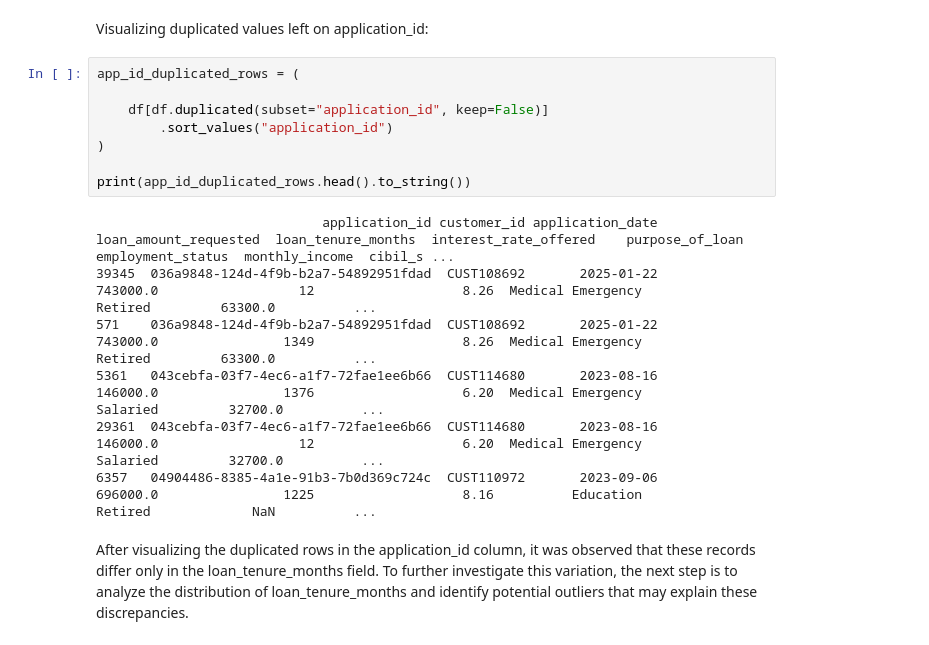
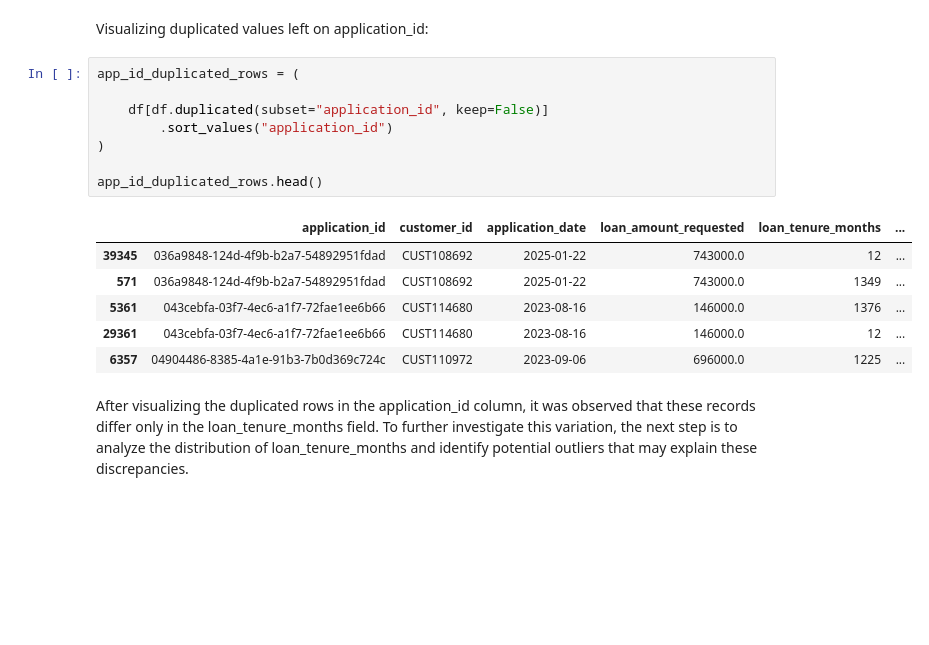
Before and after one commit to raquelmteo/FEP-EDA, a Jupyter notebook: exploratory-data-analysis.ipynb, the cells around one changed output. Cells and saved outputs as stored; diff of their text form; blank space fills up the shorter version.

```diff
--- a/exploratory-data-analysis.ipynb
+++ b/exploratory-data-analysis.ipynb
@@ -246,18 +246,18 @@ Visualizing duplicated values left on application_id:
 # %%
 app_id_duplicated_rows = (
 
     df[df.duplicated(subset="application_id", keep=False)]
         .sort_values("application_id")
 )
 
-print(app_id_duplicated_rows.head().to_string())
+app_id_duplicated_rows.head()
 # %% [output]
-                             application_id customer_id application_date  loan_amount_requested  loan_tenure_months  interest_rate_offered    purpose_of_loan employment_status  monthly_income  cibil_s ...
-39345  036a9848-124d-4f9b-b2a7-54892951fdad  CUST108692       2025-01-22               743000.0                  12                   8.26  Medical Emergency           Retired         63300.0          ...
-571    036a9848-124d-4f9b-b2a7-54892951fdad  CUST108692       2025-01-22               743000.0                1349                   8.26  Medical Emergency           Retired         63300.0          ...
-5361   043cebfa-03f7-4ec6-a1f7-72fae1ee6b66  CUST114680       2023-08-16               146000.0                1376                   6.20  Medical Emergency          Salaried         32700.0          ...
-29361  043cebfa-03f7-4ec6-a1f7-72fae1ee6b66  CUST114680       2023-08-16               146000.0                  12                   6.20  Medical Emergency          Salaried         32700.0          ...
-6357   04904486-8385-4a1e-91b3-7b0d369c724c  CUST110972       2023-09-06               696000.0                1225                   8.16          Education           Retired             NaN          ...
+|  | application_id | customer_id | application_date | loan_amount_requested | loan_tenure_months | ... |
+| 39345 | 036a9848-124d-4f9b-b2a7-54892951fdad | CUST108692 | 2025-01-22 | 743000.0 | 12 | ... |
+| 571 | 036a9848-124d-4f9b-b2a7-54892951fdad | CUST108692 | 2025-01-22 | 743000.0 | 1349 | ... |
+| 5361 | 043cebfa-03f7-4ec6-a1f7-72fae1ee6b66 | CUST114680 | 2023-08-16 | 146000.0 | 1376 | ... |
+| 29361 | 043cebfa-03f7-4ec6-a1f7-72fae1ee6b66 | CUST114680 | 2023-08-16 | 146000.0 | 12 | ... |
+| 6357 | 04904486-8385-4a1e-91b3-7b0d369c724c | CUST110972 | 2023-09-06 | 696000.0 | 1225 | ... |
 # %% [markdown]
 After visualizing the duplicated rows in the application_id column, it was observed that these records differ only in the loan_tenure_months field.
 To further investigate this variation, the next step is to analyze the distribution of loan_tenure_months and identify potential outliers that may explain these discrepancies.
```
Also changed, not shown: parts of 6 cells of this notebook.
